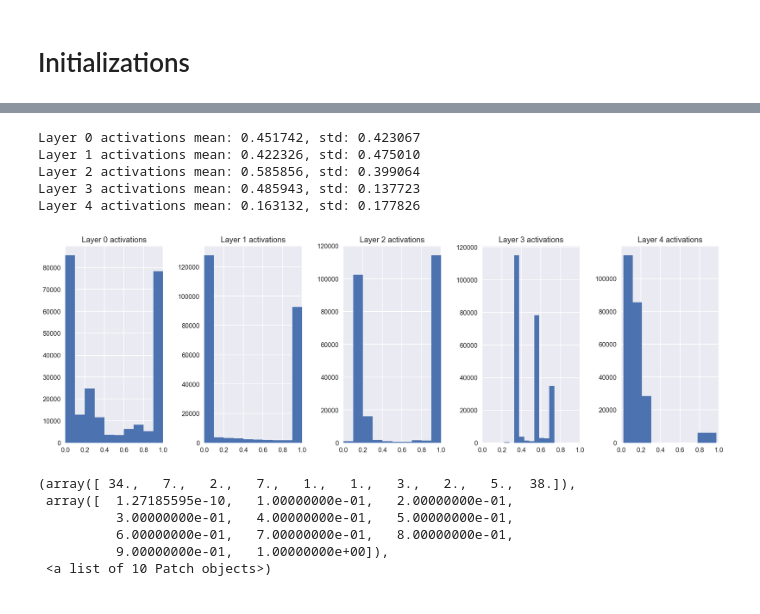
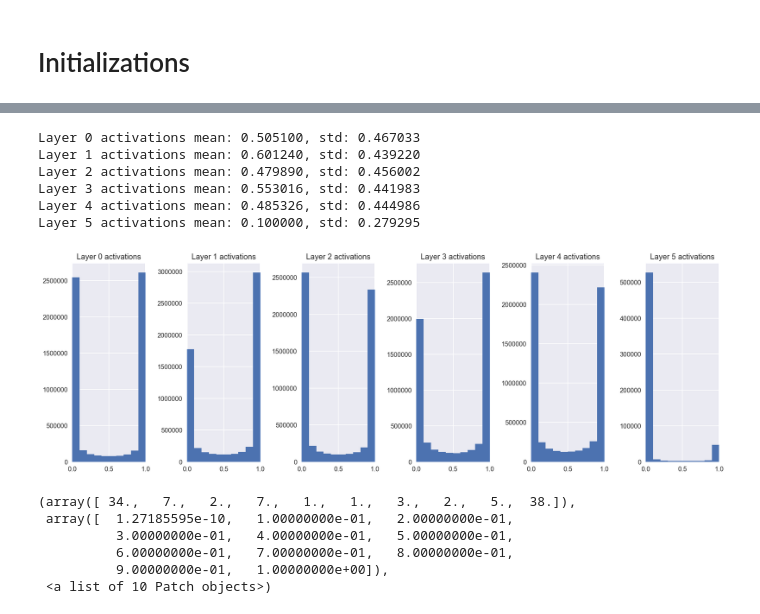
Before and after one commit to ardendertat/Applied-Deep-Learning-with-Keras, a Jupyter notebook: notebooks/Part 3 - Training Tips and Tricks.ipynb, the cells around one changed output, grey strips where cells are left out. Saved outputs shown, nothing was run; the diff lists cells and outputs as text; code cells hidden in the pictures.

```diff
--- a/notebooks/Part 3 - Training Tips and Tricks.ipynb
+++ b/notebooks/Part 3 - Training Tips and Tricks.ipynb
@@ -179,0 +172,2 @@ print(X.shape)
+# %%
+(X_train, y_train), (X_test, y_test) = mnist.load_data('/tmp/mnist.npz')
@@ -179,0 +176,9 @@ print(X.shape)
+# %%
+X_train = X_train.reshape(-1, 28*28)
+X_test = X_test.reshape(-1, 28*28)
+X_train = X_train.astype('float32') / 255.0
+X_test = X_test.astype('float32') / 255.0
+
+y_train = to_categorical(y_train)
+y_test = to_categorical(y_test)
+print(X_train.shape, y_train.shape, X_test.shape, y_test.shape)
@@ -180,2 +187,5 @@ print(X.shape)
+# %%
+X = X_train
+y = y_train
 # %%
 def get_weights(*dims):
@@ -203,0 +221,16 @@ plot_loss_accuracy(history)
+# %%
+plt.figure(figsize=(15, 5))
+
+for i in range(6):
+    ax = plt.subplot(1, 6, i+1)
+
+    inp = model.layers[0].input
+    out = model.get_layer('L'+str(i)).output
+    func = K.function([inp], [out])
+    activations = func([X])[0].ravel()
+    print('Layer %d sums mean: %f, std: %f' % (i, activations.mean(), activations.std()))
+
+    plt.hist(activations)
+    plt.title('Layer %d activations' % i)
+
+plt.tight_layout()
@@ -204,27 +245,28 @@ plot_loss_accuracy(history)
 # %%
 plt.figure(figsize=(15, 5))
 
-for i in range(5):
-    ax = plt.subplot(1, 5, i+1)
+for i in range(6):
+    ax = plt.subplot(1, 6, i+1)
 
     inp = model.layers[0].input
-    out = model.layers[i].output
+    out = model.get_layer('A'+str(i)).output
     func = K.function([inp], [out])
     activations = func([X])[0].ravel()
     print('Layer %d activations mean: %f, std: %f' % (i, activations.mean(), activations.std()))
 
     plt.hist(activations)
     plt.title('Layer %d activations' % i)
     plt.xlim((0, 1))
 
 plt.tight_layout()
 # %% [output]
-Layer 0 activations mean: 0.451742, std: 0.423067
-Layer 1 activations mean: 0.422326, std: 0.475010
-Layer 2 activations mean: 0.585856, std: 0.399064
-Layer 3 activations mean: 0.485943, std: 0.137723
-Layer 4 activations mean: 0.163132, std: 0.177826
+Layer 0 activations mean: 0.505100, std: 0.467033
+Layer 1 activations mean: 0.601240, std: 0.439220
+Layer 2 activations mean: 0.479890, std: 0.456002
+Layer 3 activations mean: 0.553016, std: 0.441983
+Layer 4 activations mean: 0.485326, std: 0.444986
+Layer 5 activations mean: 0.100000, std: 0.279295
-[figure, old version]
+[figure, new version]
 # %%
 inp = model.layers[0].input
 out = model.layers[1].output
```
Also changed, not shown: parts of 6 cells of this notebook, 1 other file.
